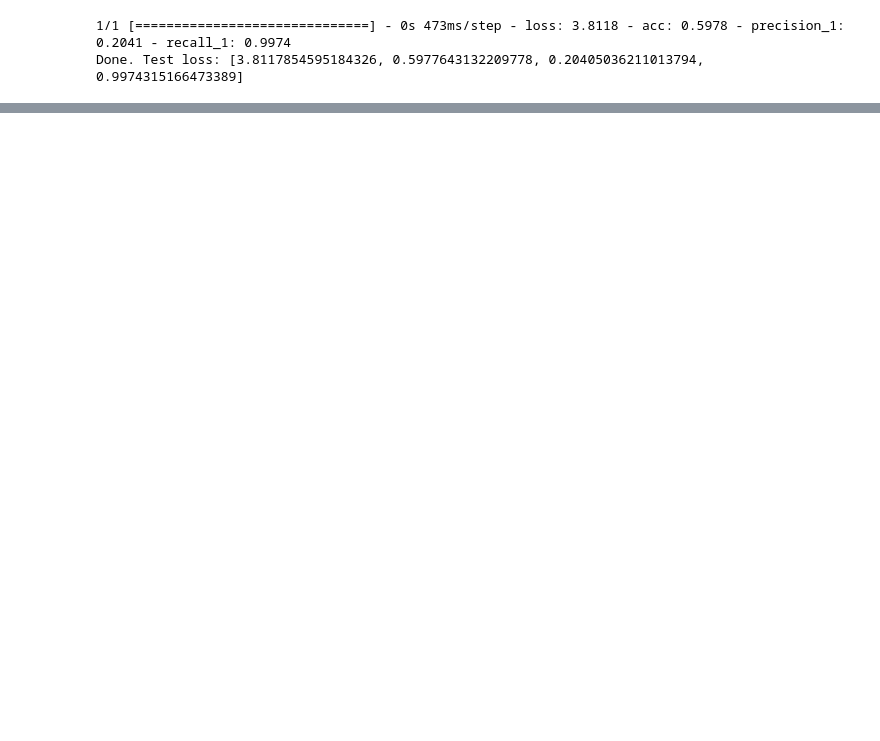
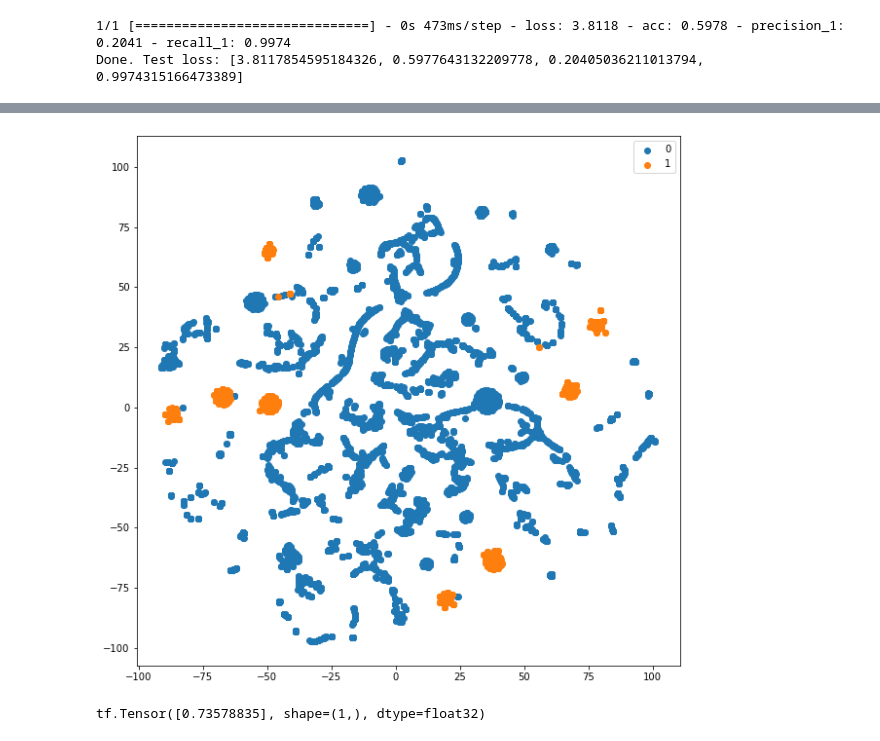
Before and after one commit to CSCCNY/final-project-faultdetection-cnny, a Jupyter notebook: Notebooks/GCN- Multiple graphs input-Cheb.ipynb, the cells around one changed output, grey strips where cells are left out. Drawn from its saved outputs; the diff is of its cells as text; code cells hidden in the pictures; blank space fills up the shorter version.

```diff
--- a/Notebooks/GCN- Multiple graphs input-Cheb.ipynb
+++ b/Notebooks/GCN- Multiple graphs input-Cheb.ipynb
@@ -462,0 +573,5 @@ for test_data in dataset_tr:
+# %%
+x_tsne17 = TSNE(n_components=2).fit_transform(activations[17])
+plot_tSNE(y_te,x_tsne17)
+# %% [output]
+[figure, added]
@@ -462,0 +595,9 @@ for test_data in dataset_tr:
+# %%
+X_te = test_data.x
+A_te = test_data.a
+y_te = test_data.y
+
+y_pred = model.predict([X_te, A_te, A_te], batch_size=X_te.shape[0])
+print(f1(y_te, y_pred))
+# %% [output]
+tf.Tensor([0.73578835], shape=(1,), dtype=float32)
```
Also changed, not shown: parts of 22 cells of this notebook.
